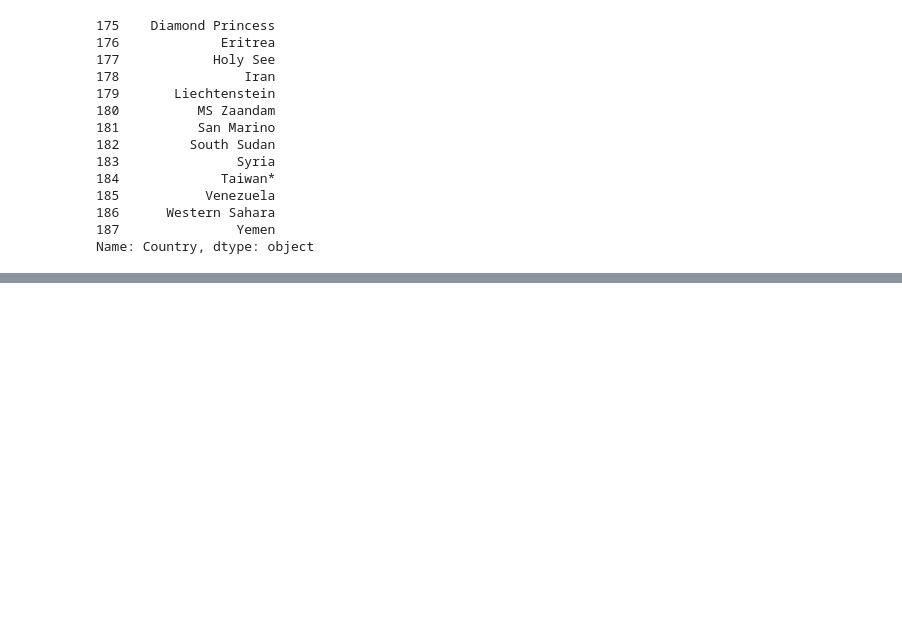
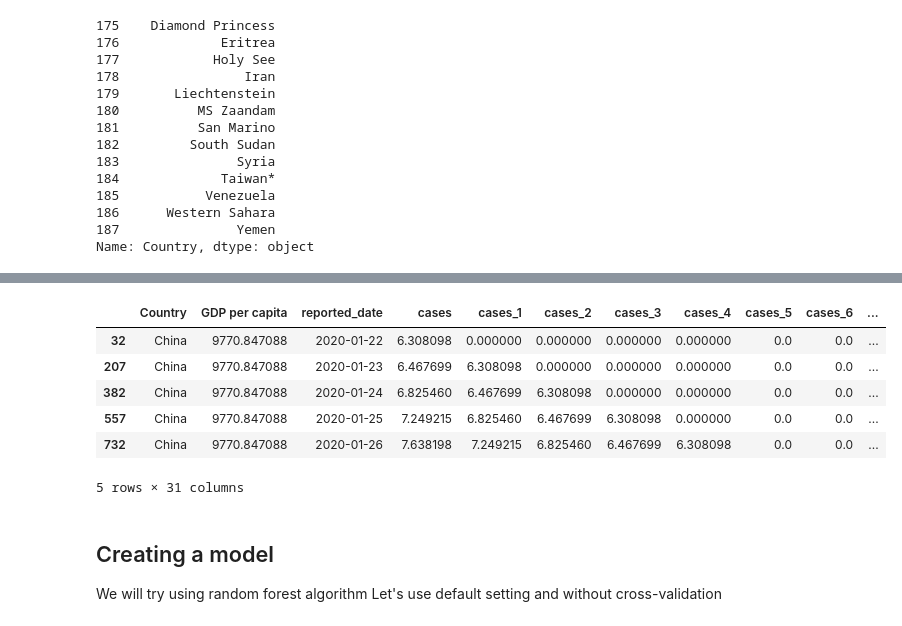
Before and after one commit to dydx314/aimi-covid-research, a Jupyter notebook: feature_extraction.ipynb, the cells around one changed output, grey strips where cells are left out. Drawn from its saved outputs; the diff is of its cells as text; code cells hidden in the pictures; blank space fills up the shorter version.

```diff
--- a/feature_extraction.ipynb
+++ b/feature_extraction.ipynb
@@ -56,0 +50,20 @@ features = create_lagged_features(confirmed_full, [1,2,3])
+# %%
+#We will drop the rows where there are zero cases
+#Also we take a logarithm.
+nonzero = features[features.cases > 100].copy()
+for col in nonzero.columns:
+    if 'cases' in col:
+        nonzero[col] = np.log1p(nonzero[col])
+nonzero.head()
+# %% [output]
+|  | Country | GDP per capita | reported_date | cases | cases_1 | cases_2 | cases_3 | cases_4 | cases_5 | cases_6 | ... |
+| 32 | China | 9770.847088 | 2020-01-22 | 6.308098 | 0.000000 | 0.000000 | 0.000000 | 0.000000 | 0.0 | 0.0 | ... |
+| 207 | China | 9770.847088 | 2020-01-23 | 6.467699 | 6.308098 | 0.000000 | 0.000000 | 0.000000 | 0.0 | 0.0 | ... |
+| 382 | China | 9770.847088 | 2020-01-24 | 6.825460 | 6.467699 | 6.308098 | 0.000000 | 0.000000 | 0.0 | 0.0 | ... |
+| 557 | China | 9770.847088 | 2020-01-25 | 7.249215 | 6.825460 | 6.467699 | 6.308098 | 0.000000 | 0.0 | 0.0 | ... |
+| 732 | China | 9770.847088 | 2020-01-26 | 7.638198 | 7.249215 | 6.825460 | 6.467699 | 6.308098 | 0.0 | 0.0 | ... |
+5 rows × 31 columns
+# %% [markdown]
+## Creating a model
+We will try using random forest algorithm
+Let's use default setting and without cross-validation
```
Also changed, not shown: parts of 5 cells of this notebook, 1 other file.
